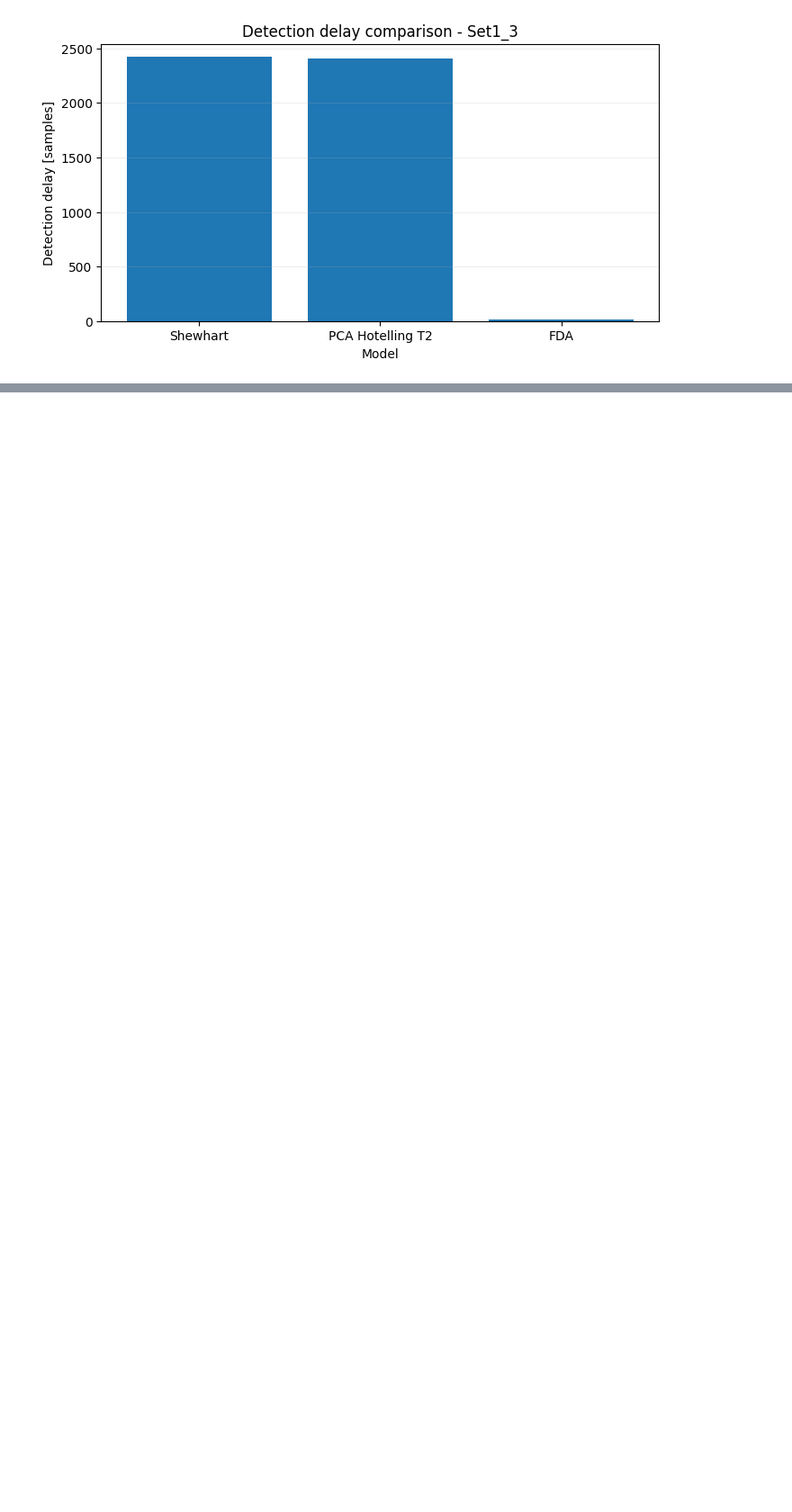
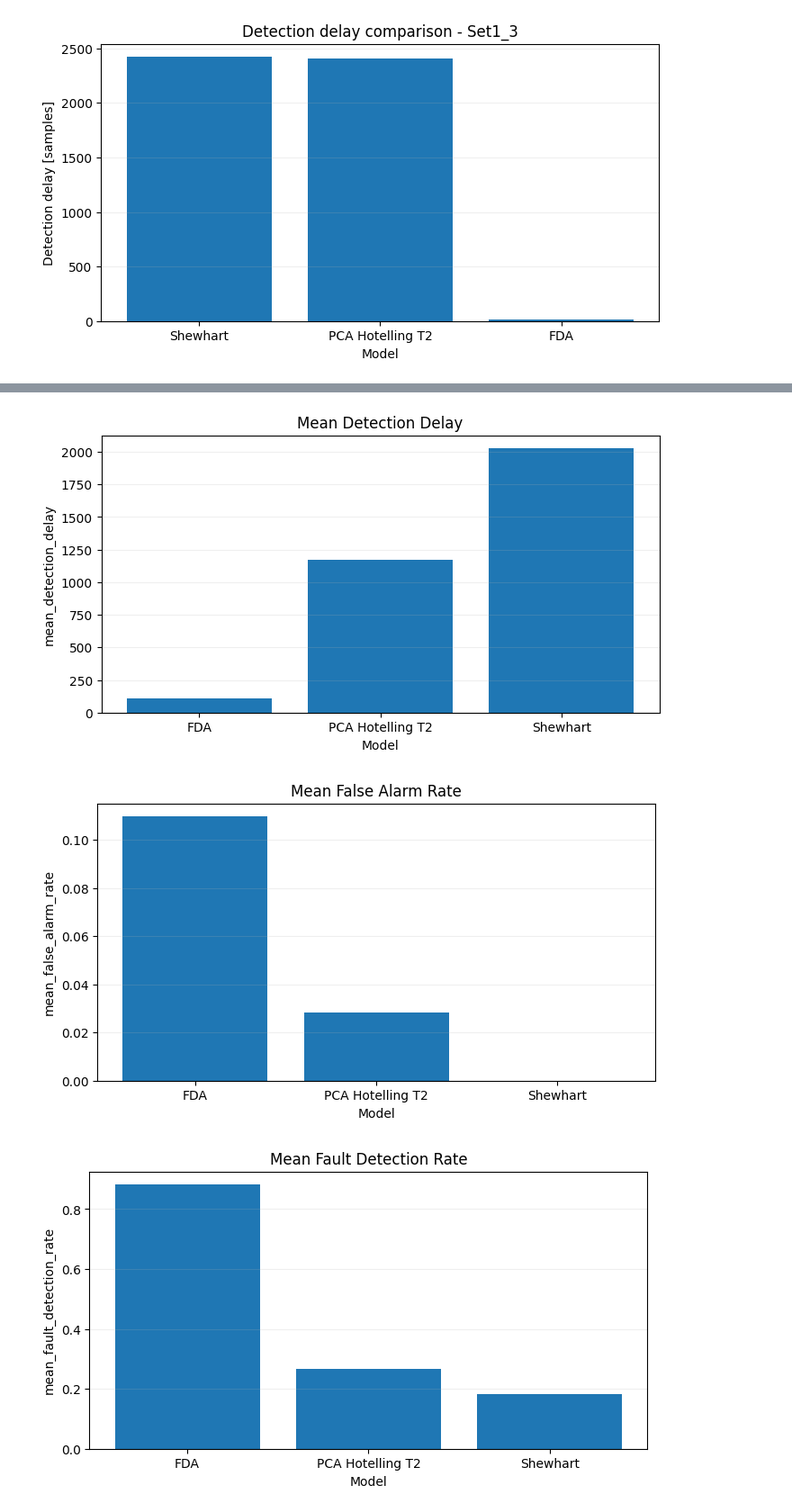
Before and after one commit to PeterAndersen-sdu/Fault-detection-project, a Jupyter notebook: fdd/Comparison.ipynb, the cells around one changed output, grey strips where cells are left out. Shown at 90% size. Drawn from its saved outputs; the diff is of its cells as text; code cells hidden in the pictures; blank space fills up the shorter version.

```diff
--- a/fdd/Comparison.ipynb
+++ b/fdd/Comparison.ipynb
@@ -406,0 +603,9 @@ for dataset_name in plot_df["Dataset"].unique():
+# %%
+average_performance_df = comparison_df.groupby("Model").agg(
+    mean_detection_delay=("detection_delay", "mean"),
+    mean_false_alarm_rate=("false_alarm_rate_before_fault", "mean"),
+    mean_fault_detection_rate=("fault_detection_rate", "mean"),
+    mean_total_alarms=("n_alarms_total", "mean"),
+).reset_index()
+
+display(average_performance_df)
@@ -406,0 +621,19 @@ for dataset_name in plot_df["Dataset"].unique():
+# %%
+metrics_to_plot = [
+    "mean_detection_delay",
+    "mean_false_alarm_rate",
+    "mean_fault_detection_rate",
+]
+
+for metric in metrics_to_plot:
+    plt.figure(figsize=(8, 4))
+    plt.bar(average_performance_df["Model"], average_performance_df[metric])
+    plt.title(metric.replace("_", " ").title())
+    plt.xlabel("Model")
+    plt.ylabel(metric)
+    plt.grid(True, axis="y", alpha=0.2)
+    plt.show()
+# %% [output]
+[figure, added]
+[figure, added]
+[figure, added]
```
Also changed, not shown: parts of 20 cells of this notebook, 3 other files.
